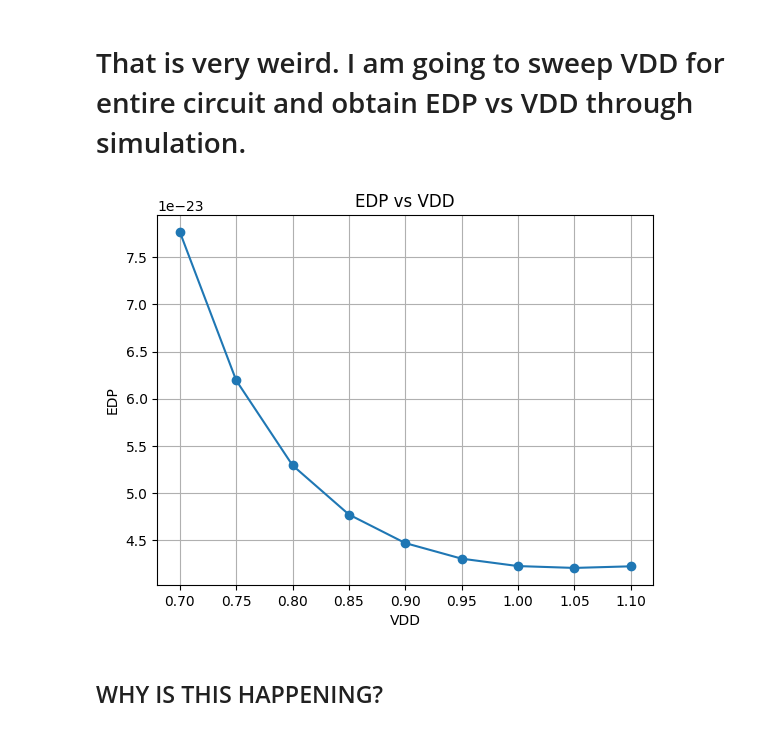
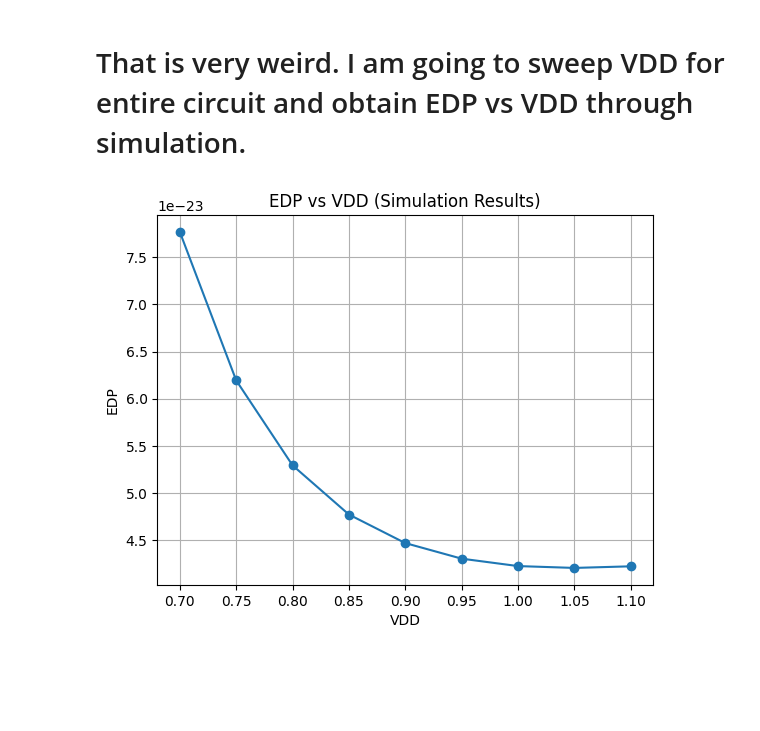
Before and after one commit to chenw7/ECE115C, a Jupyter notebook: 115C_Final_Project.ipynb, the cells around one changed output. Drawn from its saved outputs; the diff is of its cells as text; code cells hidden in the pictures; blank space fills up the shorter version.

```diff
--- a/115C_Final_Project.ipynb
+++ b/115C_Final_Project.ipynb
@@ -110,21 +112,19 @@ For VDD = 0.85V:
 # %%
 tpLH = np.array([807.2, 552.6, 410.5, 325.7, 271.2, 234.2, 207.8, 188.3, 173.3])
 tpHL = np.array([830.8, 577.1, 432.8, 344.1, 286, 245.6, 215.9, 192.9, 174.5])
 tp = (tpLH + tpHL)/2
 tp = tp * 10**-12
 
 avg_current = np.array([13.55, 14.62, 15.69, 16.76, 17.82, 18.88, 19.94, 21.01, 22.07])
 avg_current = avg_current * 10**-6
 
 avg_power = avg_current * vdd
 avg_energy = avg_power * 10 * 10**-9
 EDP = avg_energy * tp
 plt.plot(vdd, EDP, marker = 'o')
-plt.title("EDP vs VDD")
+plt.title("EDP vs VDD (Simulation Results)")
 plt.xlabel("VDD")
 plt.ylabel("EDP")
 plt.grid(True)
 # %% [output]
-[figure, old version]
+[figure, new version]
-# %% [markdown]
-## WHY IS THIS HAPPENING?
```
Also changed, not shown: parts of 2 cells of this notebook.
